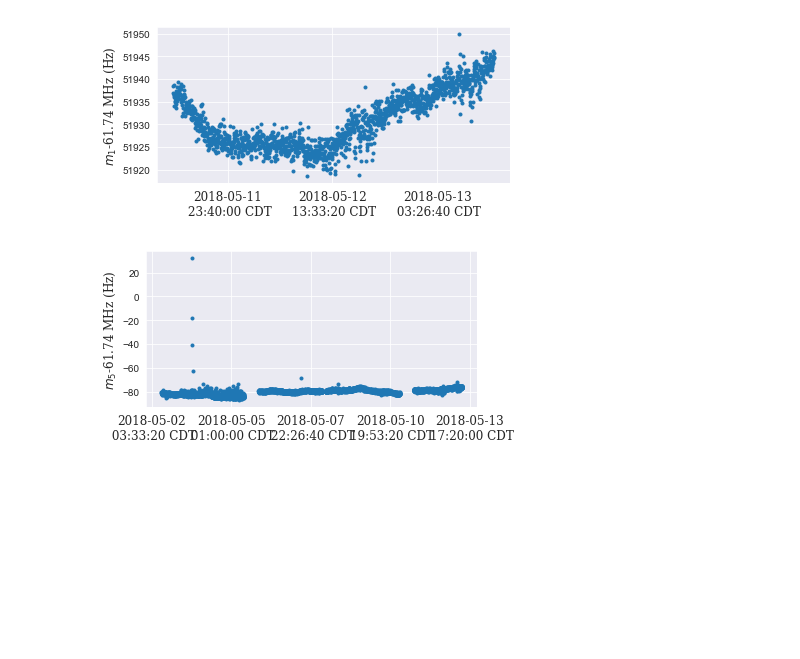
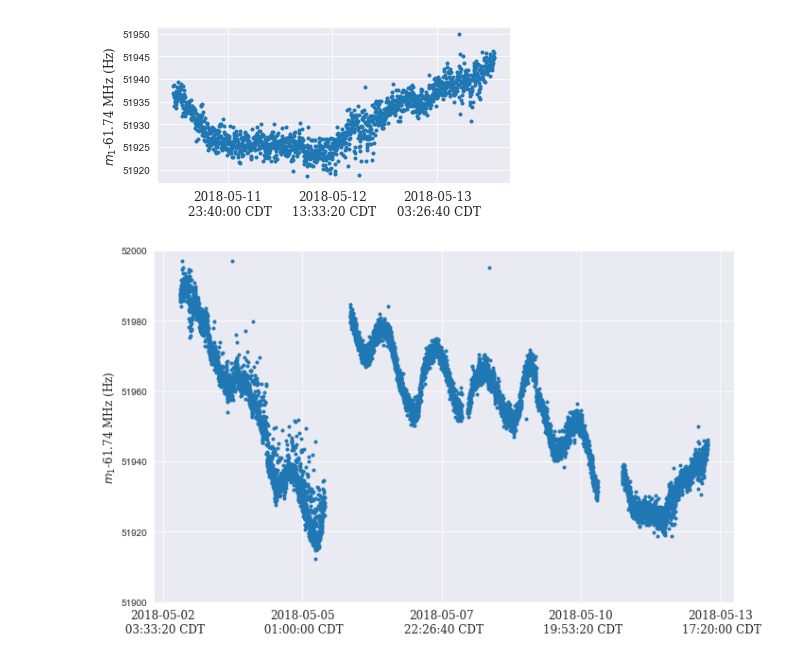
Before and after one commit to aetb/trfp, a Jupyter notebook: 9DayJonathan.ipynb, the cells around one changed output. Cells and saved outputs as stored; diff of their text form; code cells hidden in the pictures; blank space fills up the shorter version.

Commit message:
Range in 9day plot
Changed the range in 9day last plot to see trend better

```diff
--- a/9DayJonathan.ipynb
+++ b/9DayJonathan.ipynb
@@ -233,13 +230,14 @@ fig5.tight_layout()
 # %%
 #All
 fig6, ax6 = plt.subplots(1,1)
-m = 5
+m = 1
 Nine_days = [print_df_1, print_df_2, print_df_3, print_df_4]
 print_df_9d = pd.concat(Nine_days)
 ax6.plot(print_df_9d.index.values, print_df_9d['m'+str(m)], '.')
 ax6.set_ylabel('$m_'+str(m)+'$-61.74 MHz (Hz)', fontdict={'size':12, 'family':'serif'})
 plt_unix_time_to_CST(ax6)
-fig6.set_size_inches(6,3)
+plt.ylim(51900,52000)
+fig6.set_size_inches(10,6)
 fig6.tight_layout()
 # %% [output]
-[figure, old version]
+[figure, new version]
```
Also changed, not shown: parts of 2 cells of this notebook.
